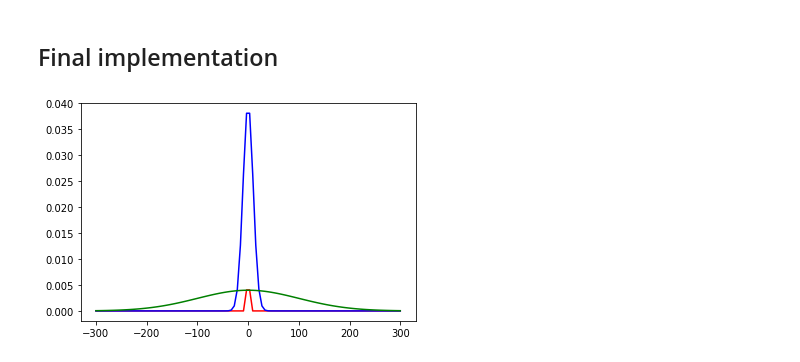
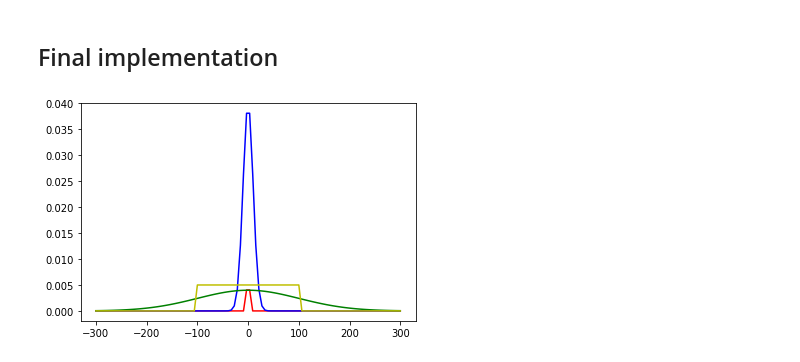
Before and after one commit to ruizsilvia/python_learning, a Jupyter notebook: task15.ipynb, the cells around one changed output. Drawn from its saved outputs; the diff is of its cells as text; code cells hidden in the pictures.

```diff
--- a/task15.ipynb
+++ b/task15.ipynb
@@ -62,21 +70,23 @@ plt.show()
 # %%
 # combining both things from the net
 
 #imports
 import matplotlib.pyplot as plt
 import numpy as np
 from scipy.stats import norm
+from scipy.stats import uniform
 import math
 
 #setting y
 n1 = norm.pdf(x, 0, 1)
 n2 = norm.pdf(x, 0, 10)
 n3 = norm.pdf(x, 0, 100)
+u1 = uniform.pdf(x, loc = -100, scale = 200)
 
 #setting x - Graphing for the largest variance
 x = np.linspace(0 - 3*100, 0 + 3*100, 100)
 
-plt.plot(x, n1, 'r', x, n2, 'b', x, n3,'g') #and you can change the color by adding a 'r', 'b', 'g' after each y parameter
+plt.plot(x, n1, 'r', x, n2, 'b', x, n3,'g', x, u1, 'y') #and you can change the color by adding a 'r', 'b', 'g' after each y parameter
 plt.show()
 # %% [output]
-[figure, old version]
+[figure, new version]
```
Also changed, not shown: parts of 1 cell of this notebook.
